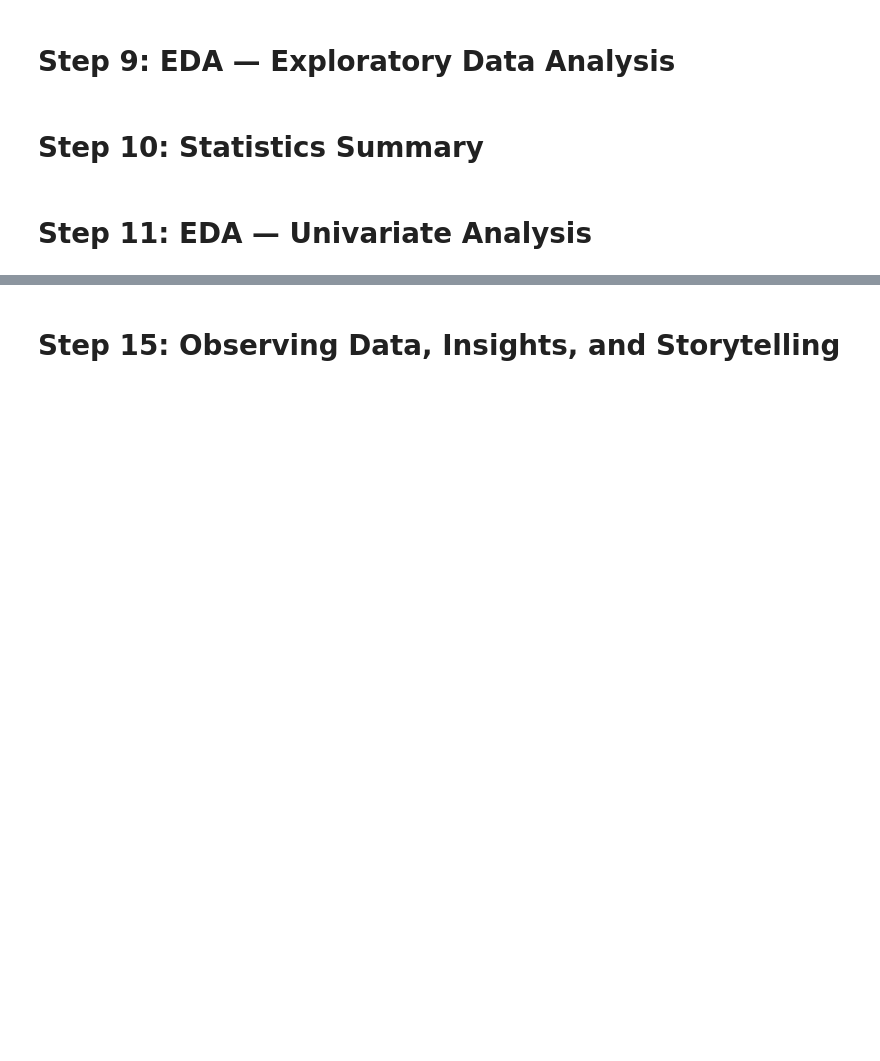
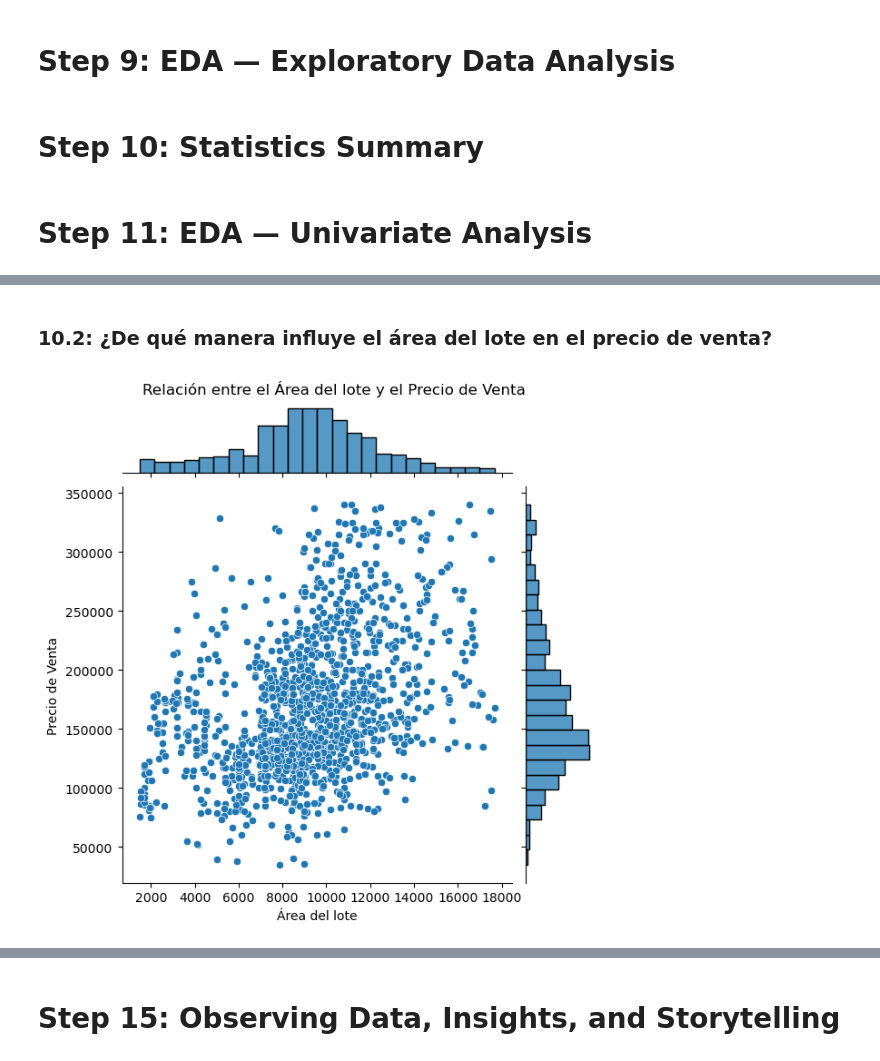
Before and after one commit to BlueAutomata/EDA_House_sales, a Jupyter notebook: Taller_EDA_house_sales.ipynb, the cells around one changed output, grey strips where cells are left out. Drawn from its saved outputs; the diff is of its cells as text; code cells hidden in the pictures; blank space fills up the shorter version.

```diff
--- a/Taller_EDA_house_sales.ipynb
+++ b/Taller_EDA_house_sales.ipynb
@@ -548,0 +556,23 @@ data.head()
+# %% [markdown]
+### 10.2: ¿De qué manera influye el área del lote en el precio de venta?
+# %%
+Q1 = data[['Precio_de_Venta', 'Area_Lote']].quantile(0.25)
+Q3 = data[['Precio_de_Venta', 'Area_Lote']].quantile(0.75)
+IQR = Q3 - Q1
+
+lower_bound = Q1 - 1.5 * IQR
+upper_bound = Q3 + 1.5 * IQR
+
+filtered_data = data[
+    (data['Precio_de_Venta'] >= lower_bound['Precio_de_Venta']) &
+    (data['Precio_de_Venta'] <= upper_bound['Precio_de_Venta']) &
+    (data['Area_Lote'] >= lower_bound['Area_Lote']) &
+    (data['Area_Lote'] <= upper_bound['Area_Lote'])
+]
+
+g = sns.jointplot(data = filtered_data, x = 'Area_Lote', y = 'Precio_de_Venta')
+g.fig.suptitle('Relación entre el Área del lote y el Precio de Venta', y=1.02)  # Adjust y for better placement
+g.set_axis_labels('Área del lote', 'Precio de Venta')
+plt.show()
+# %% [output]
+[figure, added]
```
Also changed, not shown: parts of 48 cells of this notebook.
